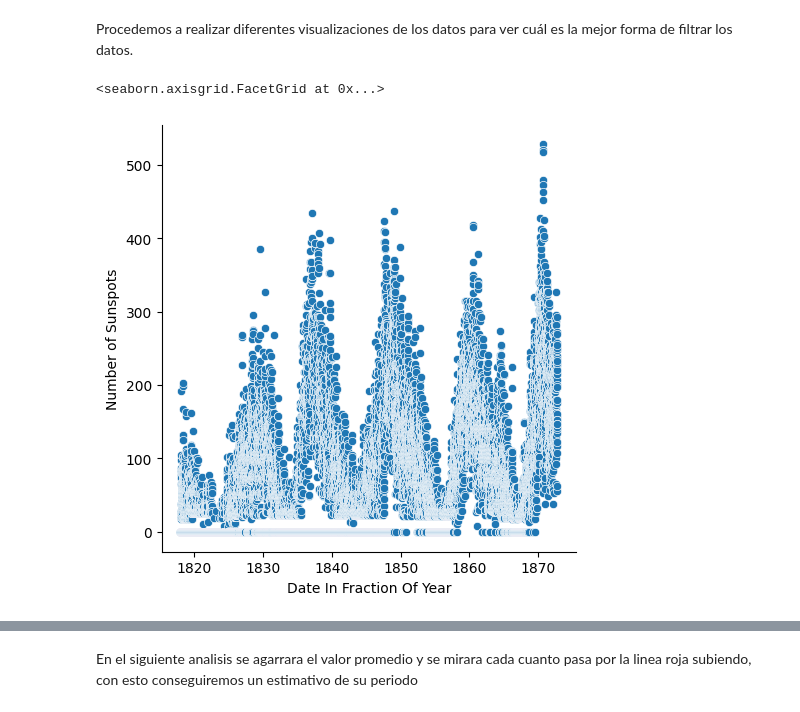
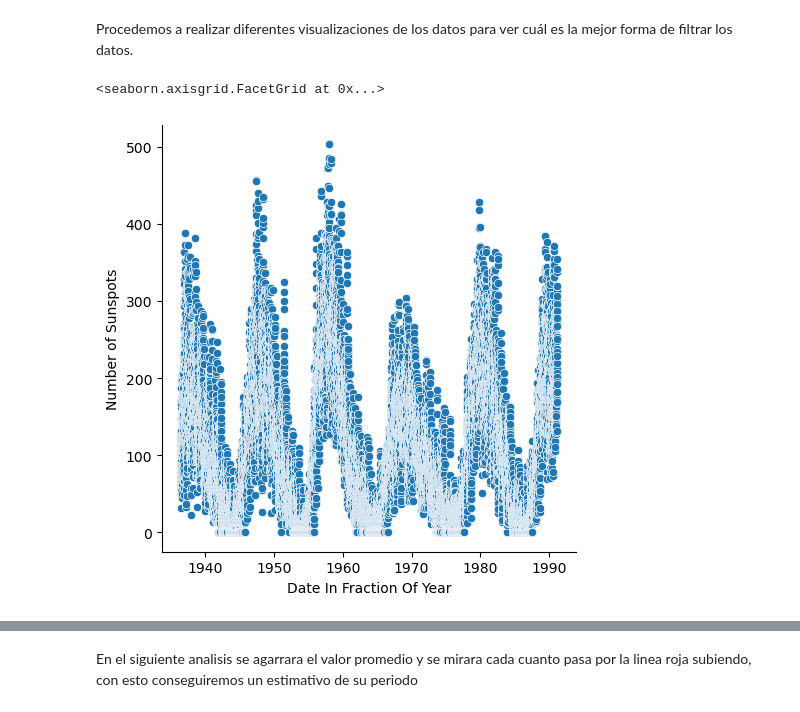
Before and after one commit to Carjes23/RepositorioAnalisis, a Jupyter notebook: Week3/ManchasSolares.ipynb, the cells around one changed output, grey strips where cells are left out. Drawn from its saved outputs; the diff is of its cells as text; code cells hidden in the pictures.

```diff
--- a/Week3/ManchasSolares.ipynb
+++ b/Week3/ManchasSolares.ipynb
@@ -6,11 +6,18 @@ import numpy as np
 import seaborn as sns
 import matplotlib.pyplot as plt
 # %%
-df = pd.read_csv('sunspot_data.csv', )
+df = pd.read_csv('sunspot_data.csv')
+df = df.replace(
+    to_replace={
+                "Number of Sunspots":{
+    -1: np.nan}
+}) # Reemplaza los -1 por NaN en cierta columna
+df = df.replace(-1, np.nan)   # Reemplaza los -1 por NaN
 df.drop("Unnamed: 0", axis = 1, inplace = True)
 print(df.describe())
-print("nulo",df.isnull().sum())
-df.tail(10)
+print("nulo",df.isnull().sum().sum())
+df = df.dropna()
+df.head()
 # %% [output]
                Year         Month           Day  Date In Fraction Of Year  \
 count  73718.000000  73718.000000  73718.000000              73718.000000
@@ -48,12 +48,12 @@ sns.pairplot(df)
 # %% [markdown]
 Procedemos a realizar diferentes visualizaciones de los datos para ver cuál es la mejor forma de filtrar los datos.
 # %%
-x = 0
+x = 2
 numberOfDates = 20000
 sns.relplot(data = df[20000*x:20000*(x+1)], x = 'Date In Fraction Of Year', y = 'Number of Sunspots')
 # %% [output]
 <seaborn.axisgrid.FacetGrid at 0x...>
-[figure, old version]
+[figure, new version]
 # %%
 numerDeviation = 0
 x = 0
```
Also changed, not shown: parts of 7 cells of this notebook.
